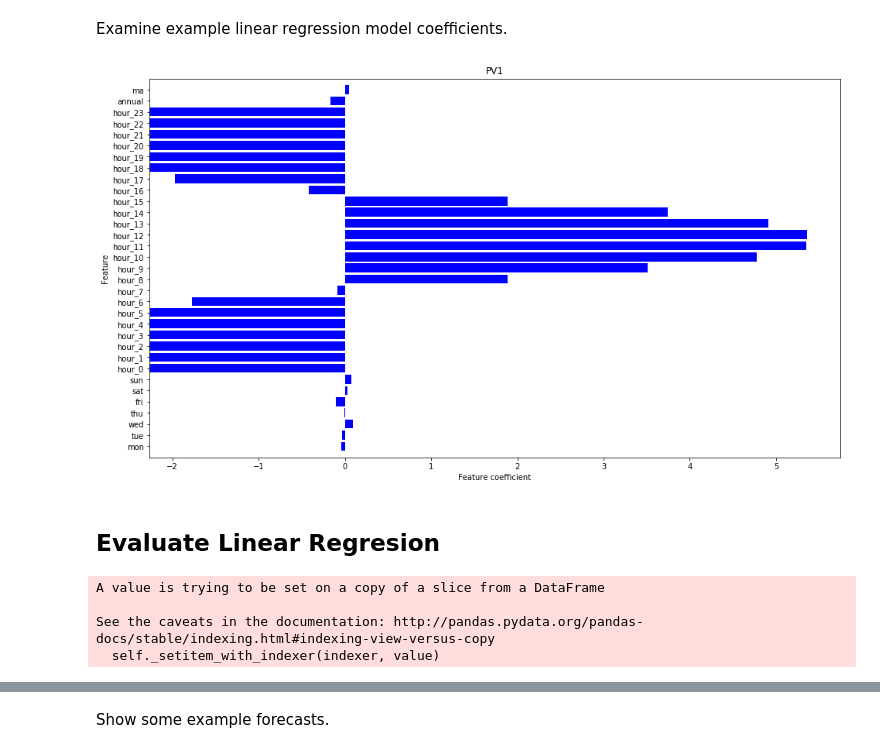
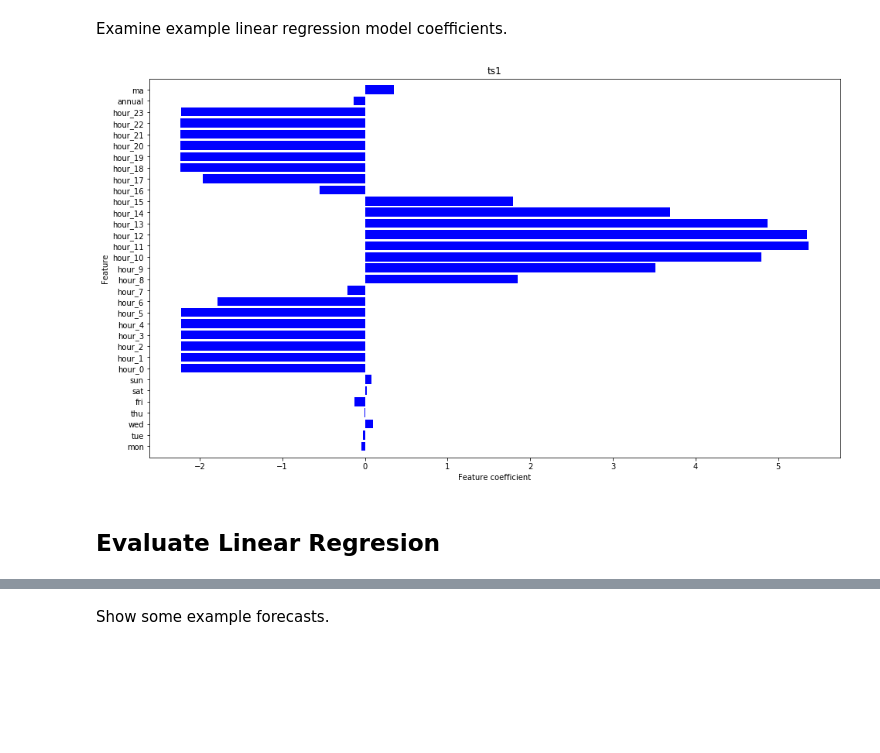
Before and after one commit to AidanCooper/forecasting, a Jupyter notebook: LinearRegression/california-solar-power.ipynb, the cells around one changed output, grey strips where cells are left out. Cells and saved outputs as stored; diff of their text form; code cells hidden in the pictures; blank space fills up the shorter version.

```diff
--- a/LinearRegression/california-solar-power.ipynb
+++ b/LinearRegression/california-solar-power.ipynb
@@ -37,0 +34,5 @@ three_weeks = 24*3*7
+# %%
+dataset_name = 'California Solar Power'
+dataset_abbr = 'CSP'
+context_length = 24*7*4 # Four weeks
+prediction_length = 24
@@ -60 +54,5 @@ def select_solar(solar):
+# %%
+def select_ts(ts, df=df):
+    dft = df.iloc[:, ts-1]
+    return dft
 # %%
@@ -82,10 +83,10 @@ def create_features(solar_df, window=24):
 # %%
-def split_data(df, test_length=test_length):
-    X_train = df.iloc[:-test_length, 2:]
-    X_test = df.iloc[-test_length:, 2:]
+def split_data(dftf, test_length=prediction_length):
+    X_train = dftf.iloc[:-test_length, 1:]
+    X_test = dftf.iloc[-test_length:, 1:]
 
-    y_train = df.iloc[:-test_length, 1]
-    y_test = df.iloc[-test_length:, 1]
+    y_train = dftf.iloc[:-test_length, 0]
+    y_test = dftf.iloc[-test_length:, 0]
 
     return X_train, X_test, y_train, y_test
 # %% [markdown]
@@ -93,17 +94,15 @@ Illustrate model for an example household. Ridge regression is a sensible choice
 # %%
 from sklearn.linear_model import Ridge
 
-solar = 1
-df = select_solar(solar)
-df = create_features(df)
-X_train, X_test, y_train, y_test = split_data(df)
+ts = 1
+df_ex = select_ts(ts)
+df_ex = create_features(df_ex)
+X_train, X_test, y_train, y_test = split_data(df_ex)
 
 lr = Ridge()
 lr.fit(X_train, y_train)
 y_pred = lr.predict(X_test)
 y_pred[y_pred < 0] = 0
-MASE = calc_MASE(y_train[-three_weeks:], y_test, y_pred)
-sMASE = calc_sMASE(y_train[-three_weeks:], y_test, y_pred)
-print("MASE: {:.4f}".format(MASE))
+sMASE = calc_sMASE(y_train[-(context_length + prediction_length):-prediction_length], y_test, y_pred)
 print("sMASE: {:.4f}".format(sMASE))
 # %% [output]
@@ -122,36 +120,32 @@ plt.title('PV%s' % solar);
 Examine example linear regression model coefficients.
 # %%
 coefs = lr.coef_
-cols = df.columns[2:]
+cols = df_ex.columns[1:]
 params = pd.Series(coefs, index=cols)
 
 fig, ax = plt.subplots()
 ax.barh(range(len(params)), params.values, align='center', color='b')
 plt.xlabel('Feature coefficient')
 plt.yticks(np.arange(len(params)), params.index)
 plt.ylabel('Feature')
 plt.ylim(-1, len(params))
-plt.title('PV%s' % solar);
+plt.title('ts%s' % ts);
 # %% [output]
-[figure, old version]
+[figure, new version]
 # %% [markdown]
 ## Evaluate Linear Regresion
 # %%
-results = csp.copy()
+results = df.copy()
 
-for solar in range(1, len(csp.columns)):
-    df = select_solar(solar)
-    df = create_features(df)
-    X_train, X_test, y_train, y_test = split_data(df)
+for i in range(len(df.columns)):
+    ts = i + 1
+    dft = select_ts(ts)
+    dftf = create_features(dft)
+    X_train, X_test, y_train, y_test = split_data(dftf)
 
     lr = Ridge()
     lr.fit(X_train, y_train)
     y_pred = lr.predict(X_test)
-    results['pv%s_pred' % solar] = np.nan
-    results['pv%s_pred' % solar].iloc[-test_length:] = y_pred
+    results['pred%s' % ts] = np.nan
+    results['pred%s' % ts].iloc[-prediction_length:] = y_pred
-# %% [output]
-A value is trying to be set on a copy of a slice from a DataFrame
-
-See the caveats in the documentation: http://pandas.pydata.org/pandas-docs/stable/indexing.html#indexing-view-versus-copy
-  self._setitem_with_indexer(indexer, value)
 # %%
```
Also changed, not shown: parts of 29 cells of this notebook, 5 other files.
